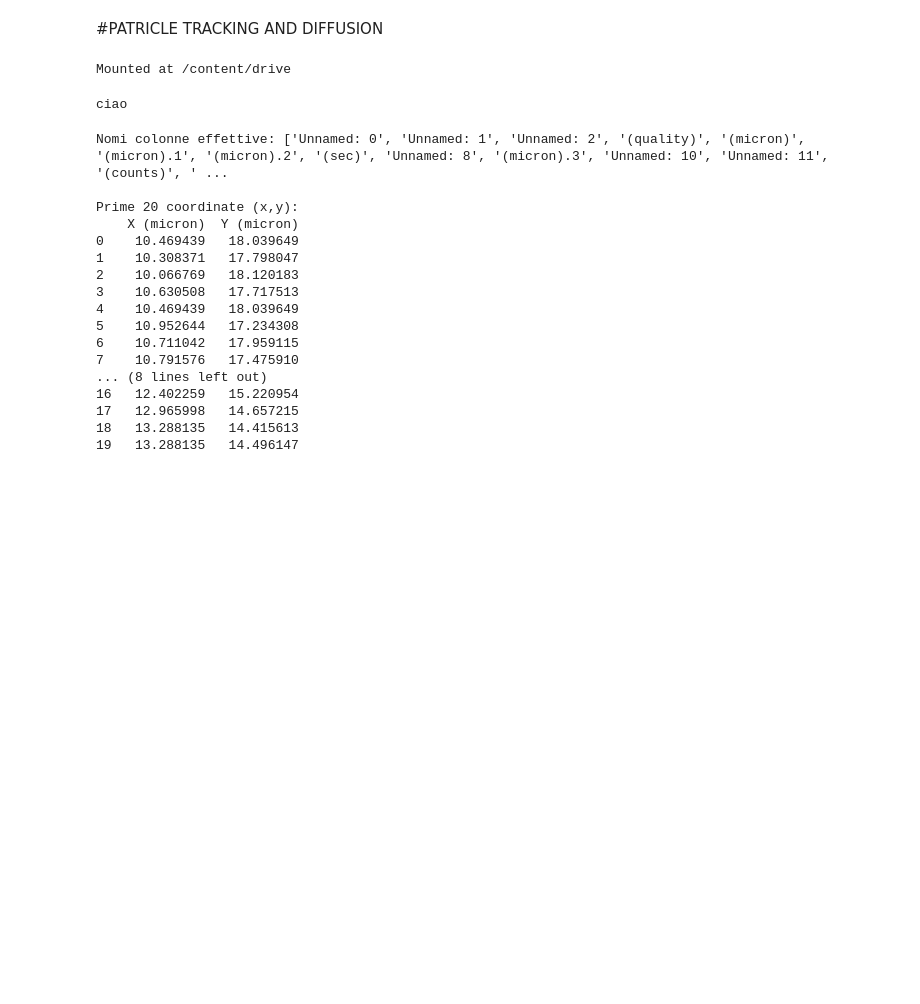
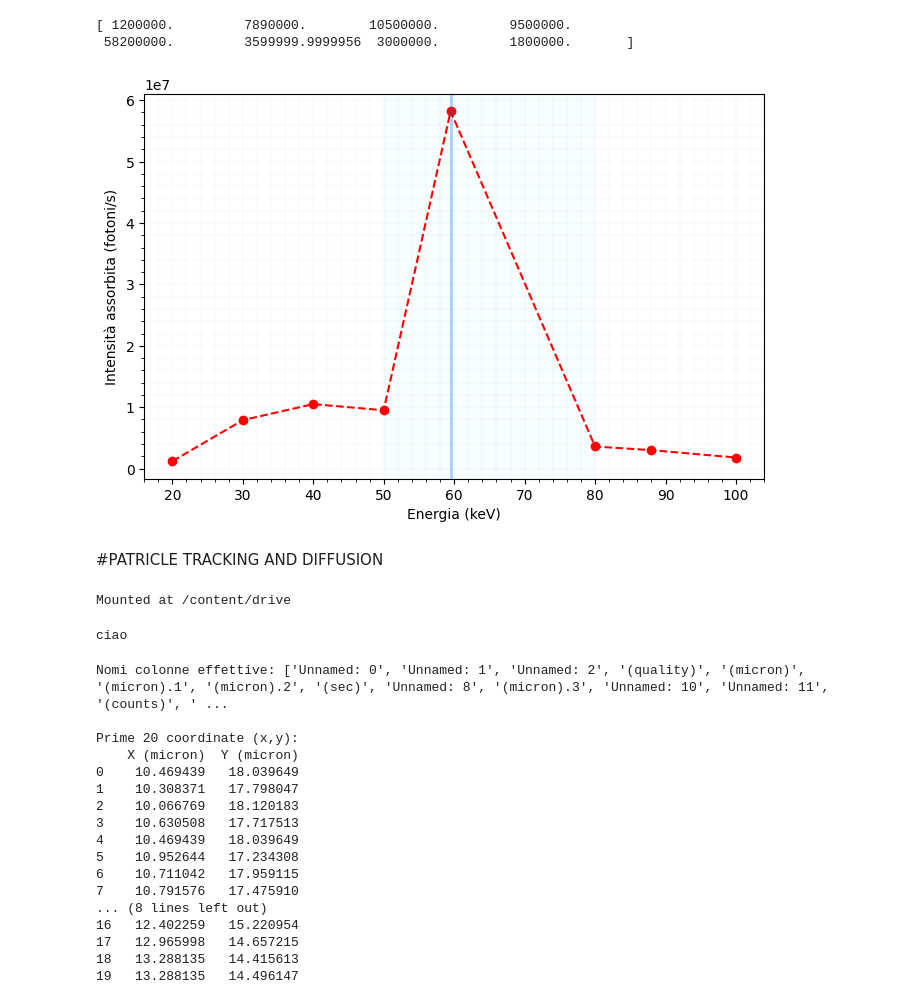
Before and after one commit to francescobellina/Repo_laboratorio_BiophotonicsI, a Jupyter notebook: Tracking.ipynb, the cells around one changed output. Saved outputs shown, nothing was run; the diff lists cells and outputs as text; code cells hidden in the pictures; blank space fills up the shorter version.

```diff
--- a/Tracking.ipynb
+++ b/Tracking.ipynb
@@ -1,5 +1,57 @@
 # %% [markdown]
 <a href="https://colab.research.google.com/github/francescobellina/Repo_laboratorio_BiophotonicsI/blob/main/Tracking.ipynb" target="_parent"><img src="https://colab.research.google.com/assets/colab-badge.svg" alt="Open In Colab"/></a>
+# %%
+import numpy as np
+import matplotlib.pyplot as plt
+
+def attenua(intensita0, mu_rho, rho, x=1):
+    """
+    Calcola l'intensità assorbita in uno spessore x di piombo.
+
+    Parametri:
+        intensita0 : array numpy
+        mu_rho     : array numpy del coefficiente massico (cm^2/g)
+        rho        : densità (g/cm^3)
+        x          : spessore (cm) del piombo
+
+    Output:
+        array numpy dell'intensità assorbita
+    """
+    mu = mu_rho * rho
+    return intensita0 * (1 - np.exp(-mu * x))
+
+
+# Dati
+intensit0 = np.array([1.2, 7.89, 10.5, 9.5, 58.2, 3.6, 3.0, 1.8]) * 1e6
+mu_rho = np.array([86.36, 30.32, 8.04, 14.36, 5.021, 2.419, 7.68, 5.549])
+rho = 11.34  # densità del piombo
+energy = np.array([20, 30, 40, 50, 59.5, 80, 88, 100])
+
+# Calcolo intensità attenuata
+intensit_atten = attenua(intensit0, mu_rho, rho)
+
+print(intensit_atten)
+
+# Grafico
+plt.figure(figsize=(8, 5))
+plt.plot(energy, intensit_atten, marker='o', linestyle='--', color='red')
+
+# Area colorata in ciano chiaro tra 50 e 80 keV
+plt.axvspan(50, 80, color='#d6faff', alpha=0.18)
+
+# Retta verticale blu oltremare (quasi trasparente) a 59.5 keV, esempio
+plt.axvline(59.5, color='#0366e6', alpha=0.3, linewidth=2)
+
+plt.xlabel("Energia (keV)")
+plt.ylabel("Intensità assorbita (fotoni/s)")
+#plt.title("Intensità assorbita da  cm di piombo")
+plt.grid(visible=True, which='both', axis='both', color='gray', alpha=0.2, linestyle='-', linewidth=0.2)
+plt.minorticks_on()
+plt.show()
+# %% [output]
+[ 1200000.         7890000.        10500000.         9500000.
+ 58200000.         3599999.9999956  3000000.         1800000.       ]
+[figure, added]
 # %% [markdown]
 #PATRICLE TRACKING AND DIFFUSION
 # %%
```
